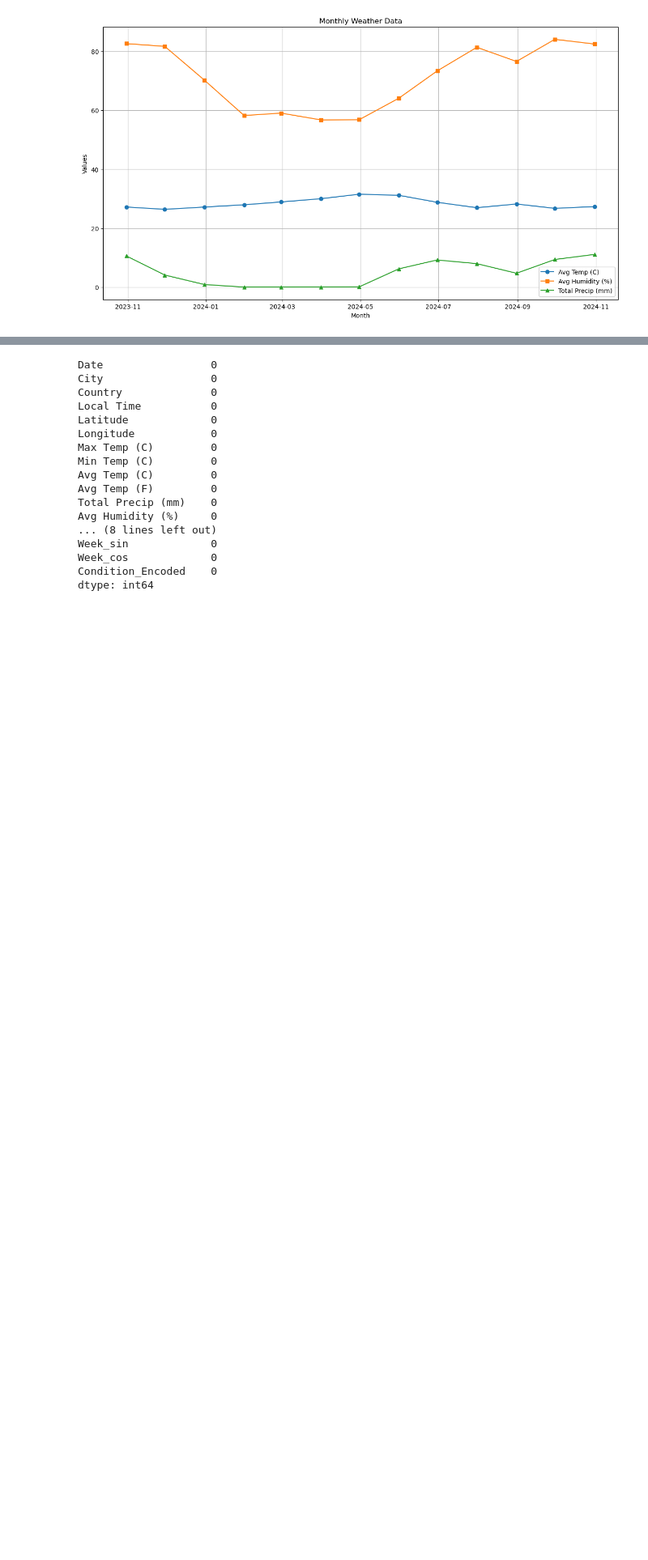
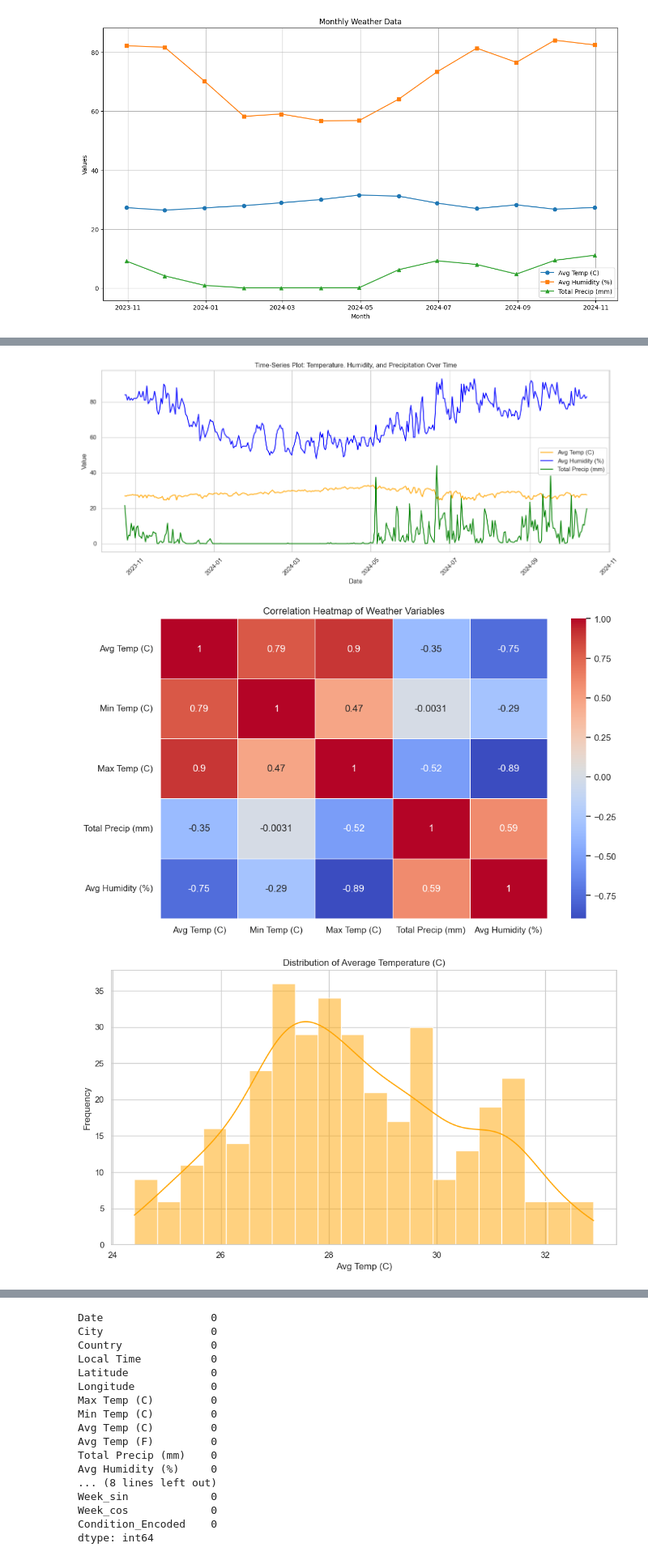
Before and after one commit to ASAPPhat/ML_WeatherForecast, a Jupyter notebook: project.ipynb, the cells around one changed output, grey strips where cells are left out. Shown at 81% size. Cells and saved outputs as stored; diff of their text form; code cells hidden in the pictures; blank space fills up the shorter version.

Commit message:
Diversify Data Relation & Detailed Plot Visual

```diff
--- a/project.ipynb
+++ b/project.ipynb
@@ -517,0 +431,69 @@ See the caveats in the documentation: https://pandas.pydata.org/pandas-docs/stab
+# %%
+import matplotlib.pyplot as plt
+import seaborn as sns
+import pandas as pd
+
+# Load the processed dataset
+df = pd.read_csv('weather_data.csv')
+
+# Convert 'Date' column to datetime for easier plotting
+df['Date'] = pd.to_datetime(df['Date'])
+
+# Set style for the plots
+sns.set(style="whitegrid")
+
+# 1. Time-Series Plot: Temperature, Humidity, and Precipitation over Time
+plt.figure(figsize=(14, 6))
+plt.plot(df['Date'], df['Avg Temp (C)'], label='Avg Temp (C)', color='orange')
+plt.plot(df['Date'], df['Avg Humidity (%)'], label='Avg Humidity (%)', color='blue')
+plt.plot(df['Date'], df['Total Precip (mm)'], label='Total Precip (mm)', color='green')
+
+plt.title('Time-Series Plot: Temperature, Humidity, and Precipitation Over Time')
+plt.xlabel('Date')
+plt.ylabel('Value')
+plt.legend()
+plt.grid(True)
+plt.xticks(rotation=45)
+plt.tight_layout()
+plt.show()
+
+# 2. Correlation Heatmap: Between Key Variables (Excluding 'UV Index' since it caused the error)
+plt.figure(figsize=(10, 6))
+# Adjust the columns based on what actually exists in your dataset
+corr_matrix = df[['Avg Temp (C)', 'Min Temp (C)', 'Max Temp (C)', 'Total Precip (mm)', 'Avg Humidity (%)']].corr()
+sns.heatmap(corr_matrix, annot=True, cmap='coolwarm', linewidths=0.5)
+plt.title('Correlation Heatmap of Weather Variables')
+plt.tight_layout()
+plt.show()
+
+
+# 3. Distribution Plot: Avg Temperature Distribution
+plt.figure(figsize=(10, 6))
+sns.histplot(df['Avg Temp (C)'], bins=20, kde=True, color='orange')
+plt.title('Distribution of Average Temperature (C)')
+plt.xlabel('Avg Temp (C)')
+plt.ylabel('Frequency')
+plt.tight_layout()
+plt.show()
+
+# 4. Scatter Plot with Regression Line: Avg Temp vs. Avg Humidity
+plt.figure(figsize=(10, 6))
+sns.regplot(x='Avg Temp (C)', y='Avg Humidity (%)', data=df, color='purple', line_kws={'color': 'orange'})
+plt.title('Scatter Plot with Regression Line: Avg Temperature vs Avg Humidity')
+plt.xlabel('Avg Temp (C)')
+plt.ylabel('Avg Humidity (%)')
+plt.tight_layout()
+plt.show()
+
+# 5. Scatter Plot with Regression Line: Avg Temp vs. Total Precipitation
+plt.figure(figsize=(10, 6))
+sns.regplot(x='Avg Temp (C)', y='Total Precip (mm)', data=df, color='red', line_kws={'color': 'blue'})
+plt.title('Scatter Plot with Regression Line: Avg Temperature vs Total Precipitation')
+plt.xlabel('Avg Temp (C)')
+plt.ylabel('Total Precip (mm)')
+plt.tight_layout()
+plt.show()
+# %% [output]
+[figure, added]
+[figure, added]
+[figure, added]
```
Also changed, not shown: parts of 5 cells of this notebook.
